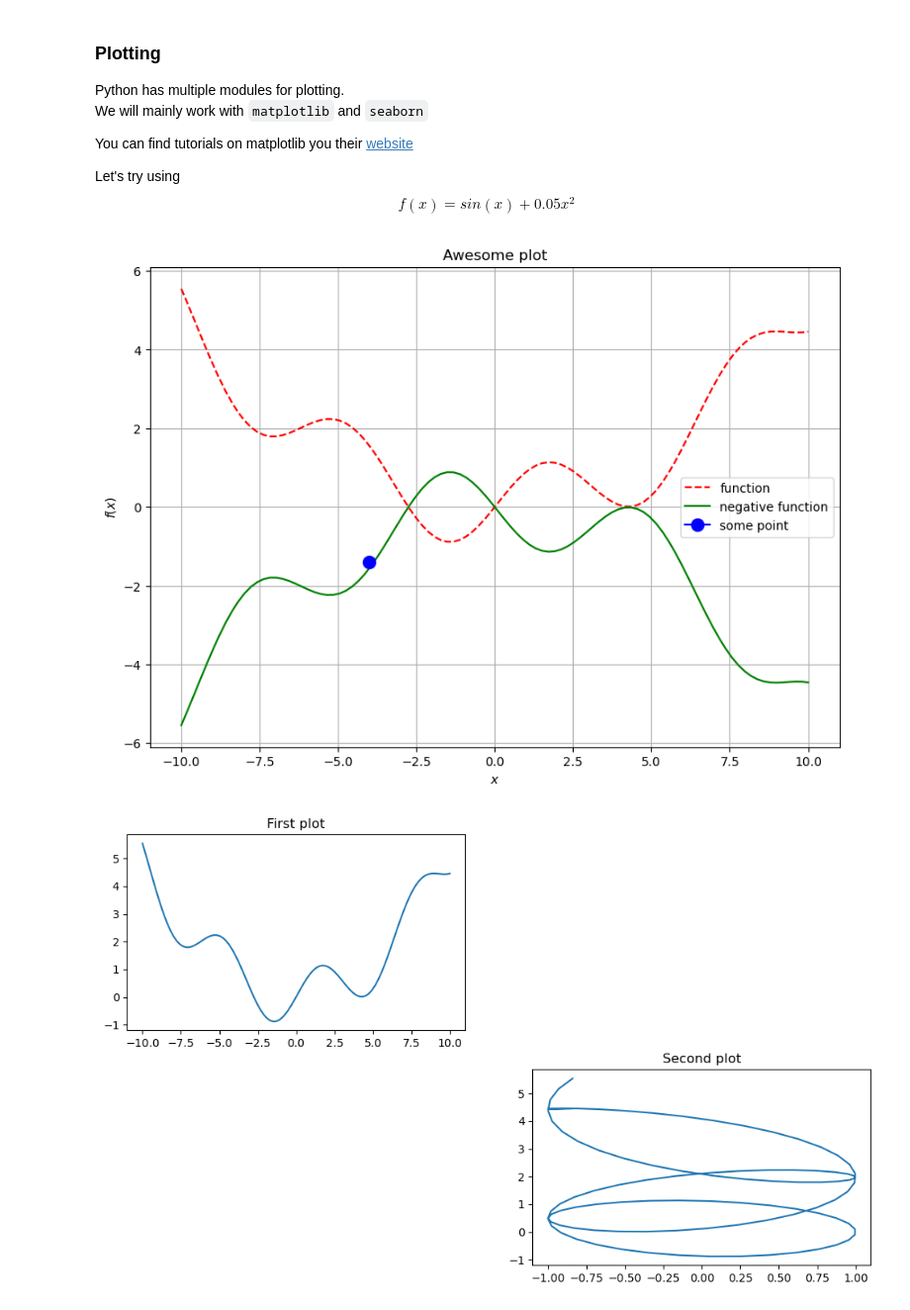
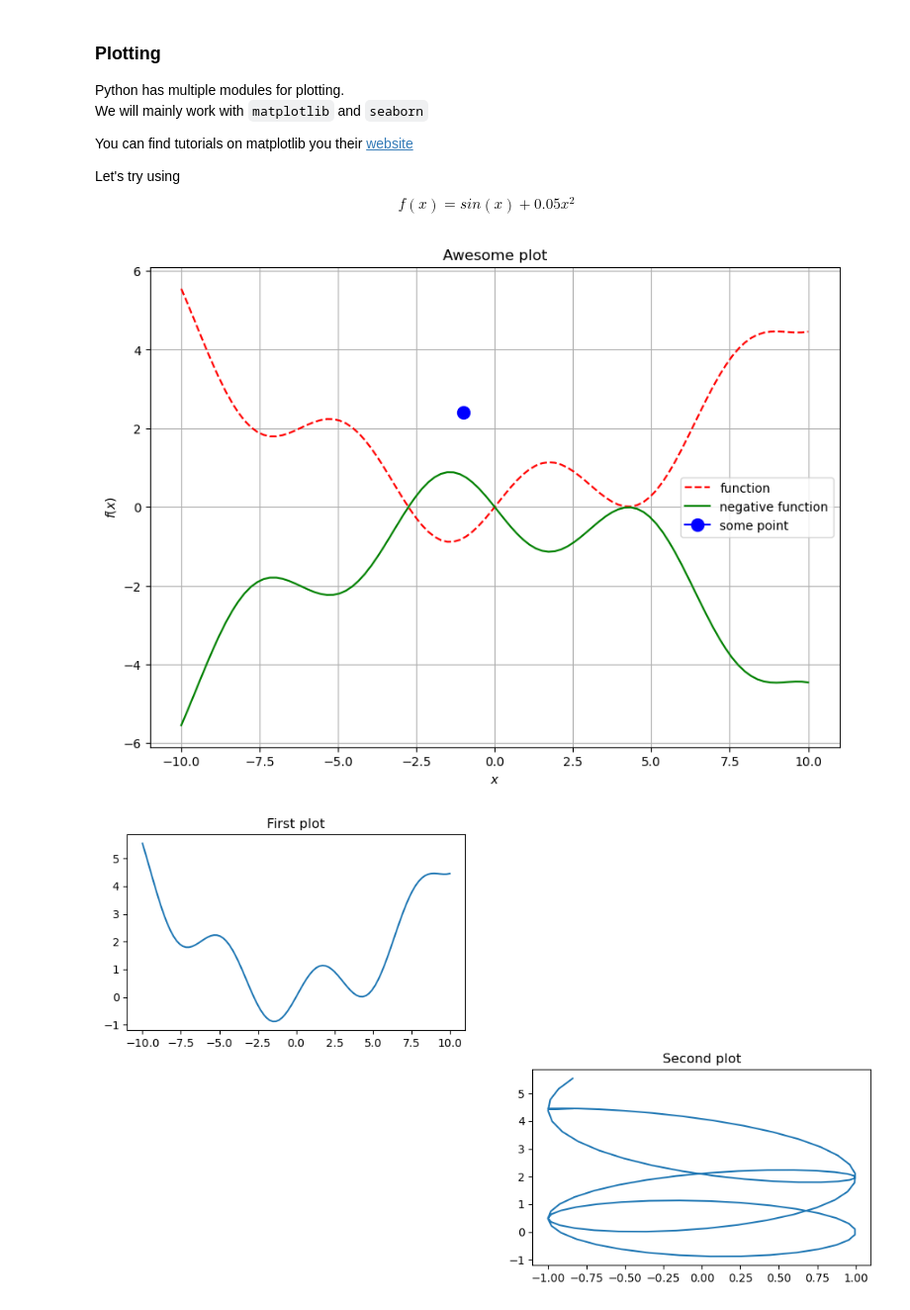
Before and after one commit to Morsing96/Ex-class-1-9, a Jupyter notebook: Workshop 4/Workshop 4.ipynb, the cells around one changed output. Shown at 99% size. Saved outputs shown, nothing was run; the diff lists cells and outputs as text; code cells hidden in the pictures.

```diff
--- a/Workshop 4/Workshop 4.ipynb
+++ b/Workshop 4/Workshop 4.ipynb
@@ -43,21 +43,21 @@ x_vec = np.linspace(-10,10,N) # draw N=100 evenly spaced numbers between -10 and
 # %%
 # First initialize canvas for plots.
 fig = plt.figure(figsize = (10,7)) # From documentation: "Unique identifier for the figure"
 
 # Add plot to canvas.
 ax = fig.add_subplot(1,1,1) # From documentation: add_subplot(nrows, ncols, index, **kwargs)
 ax.plot(x_vec, f(x_vec), ls = '--', color = 'red', label = 'function') # Choose plot method: .plot(), .hist(), .plot_surface() etc.
 ax.plot(x_vec, -f(x_vec), color = 'green', label = 'negative function')
-ax.plot(-4,-1.4,color = 'blue', marker = 'o', markersize = 10, label = 'some point')
+ax.plot(-1,2.4,color = 'blue', marker = 'o', markersize = 10, label = 'some point')
 
 # Customize plot
 ax.grid(True)
 ax.legend()
 ax.set_xlabel('$x$')
 ax.set_ylabel('$f(x)$')
 ax.set_title('Awesome plot'); #; suppress' print
 # %% [output]
-[figure, old version]
+[figure, new version]
 # %%
 # multiple graphs on same canvas
 fig2 = plt.figure(figsize = (12,7))
```
Also changed, not shown: 2 other files.
